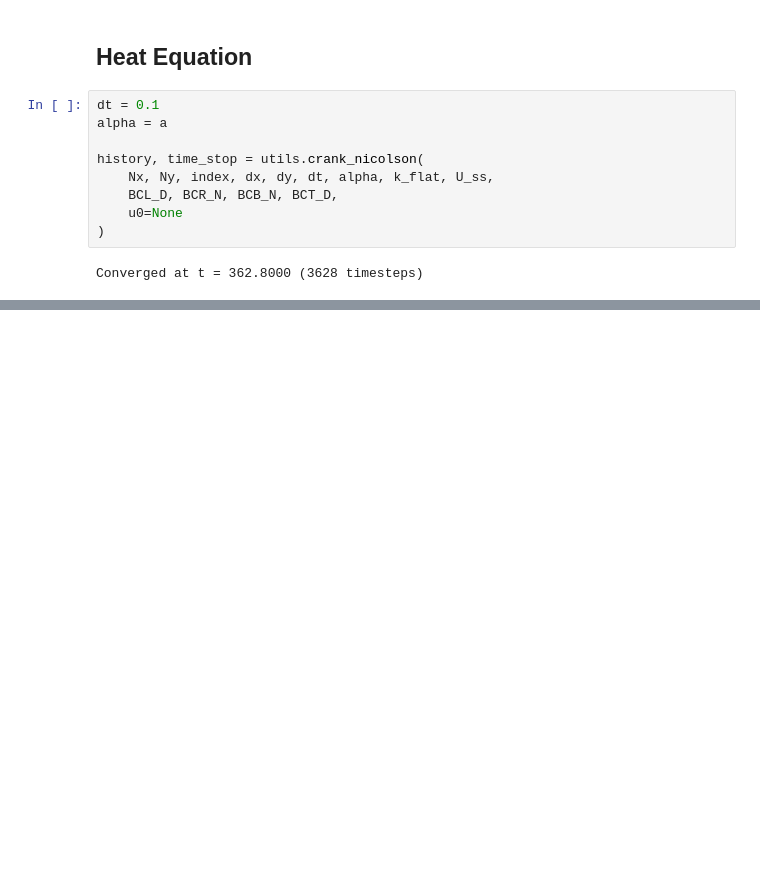
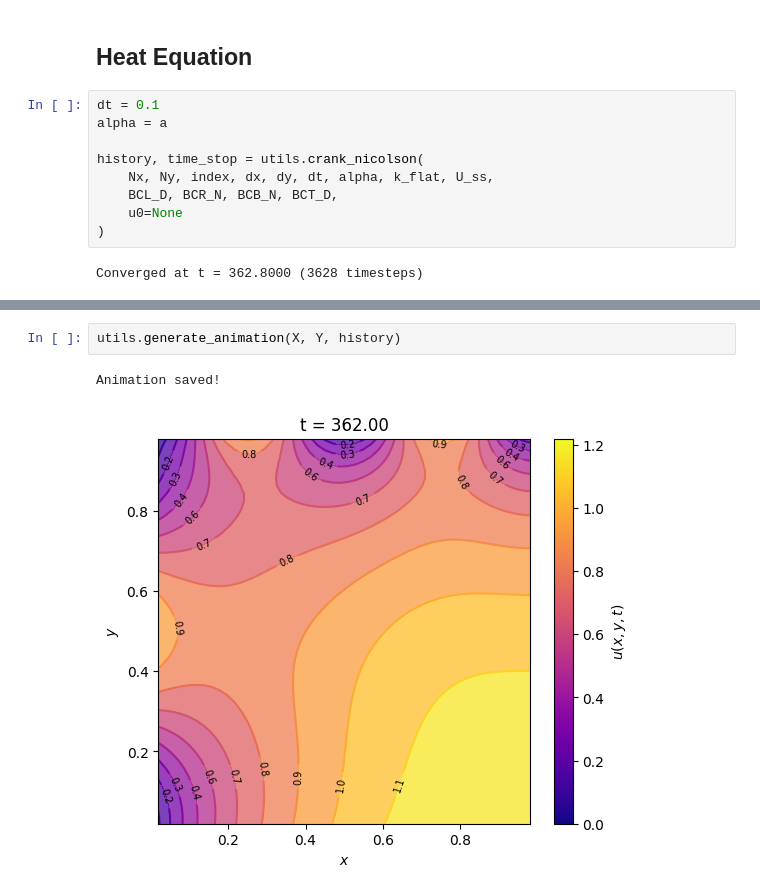
Before and after one commit to jadenmecham/ME-793-CFD, a Jupyter notebook: project_1/project_1.ipynb, the cells around one changed output, grey strips where cells are left out. Cells and saved outputs as stored; diff of their text form; blank space fills up the shorter version.

Commit message:
plotting funcs into utils file

```diff
--- a/project_1/project_1.ipynb
+++ b/project_1/project_1.ipynb
@@ -184,0 +90,5 @@ Animation saved!
+# %%
+utils.generate_animation(X, Y, history)
+# %% [output]
+Animation saved!
+[figure, added]
```
Also changed, not shown: parts of 6 cells of this notebook, 2 other files.
